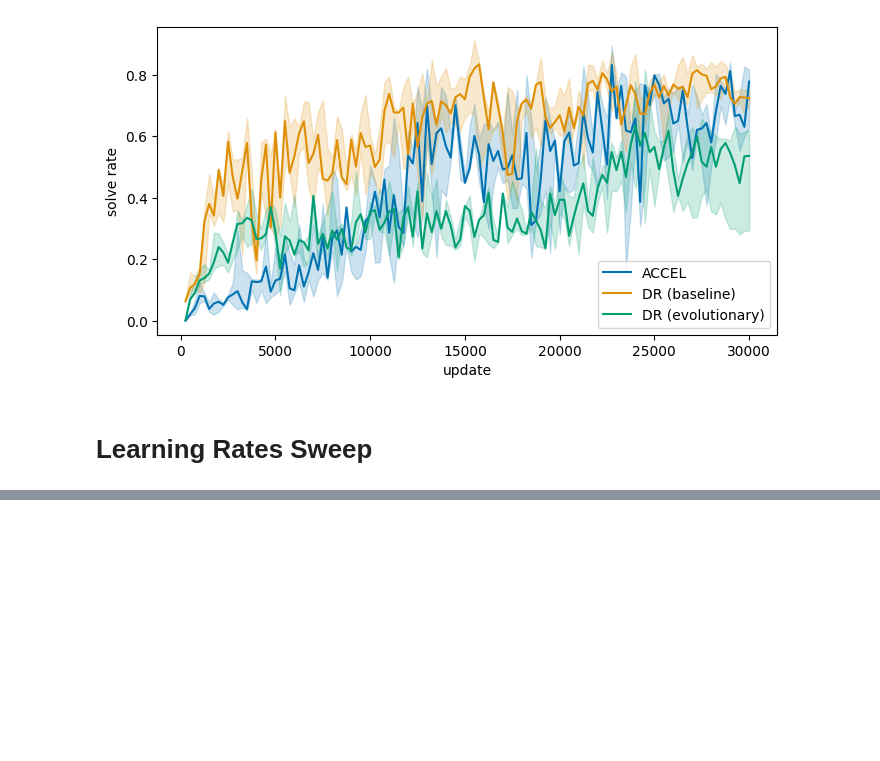
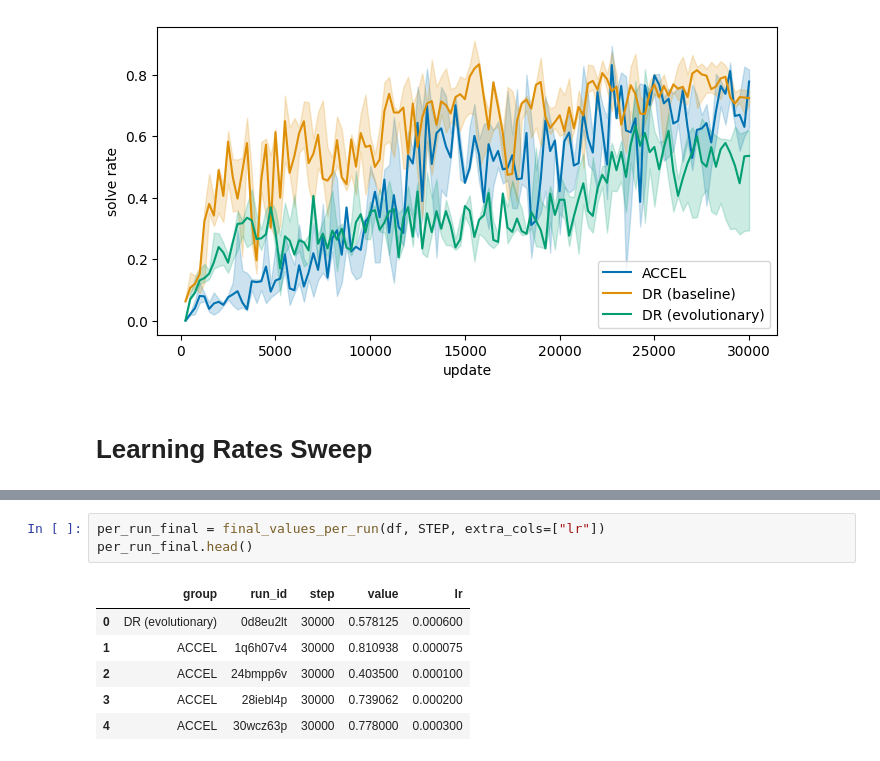
Before and after one commit to callum-lawson/evo-ued, a Jupyter notebook: notebooks/performance_training_runs.ipynb, the cells around one changed output, grey strips where cells are left out. Cells and saved outputs as stored; diff of their text form; blank space fills up the shorter version.

```diff
--- a/notebooks/performance_training_runs.ipynb
+++ b/notebooks/performance_training_runs.ipynb
@@ -304,0 +317,10 @@ df.head()
+# %%
+per_run_final = final_values_per_run(df, STEP, extra_cols=["lr"])
+per_run_final.head()
+# %% [output]
+|  | group | run_id | step | value | lr |
+| 0 | DR (evolutionary) | 0d8eu2lt | 30000 | 0.578125 | 0.000600 |
+| 1 | ACCEL | 1q6h07v4 | 30000 | 0.810938 | 0.000075 |
+| 2 | ACCEL | 24bmpp6v | 30000 | 0.403500 | 0.000100 |
+| 3 | ACCEL | 28iebl4p | 30000 | 0.739062 | 0.000200 |
+| 4 | ACCEL | 30wcz63p | 30000 | 0.778000 | 0.000300 |
```
Also changed, not shown: parts of 2 cells of this notebook, 2 other files.
